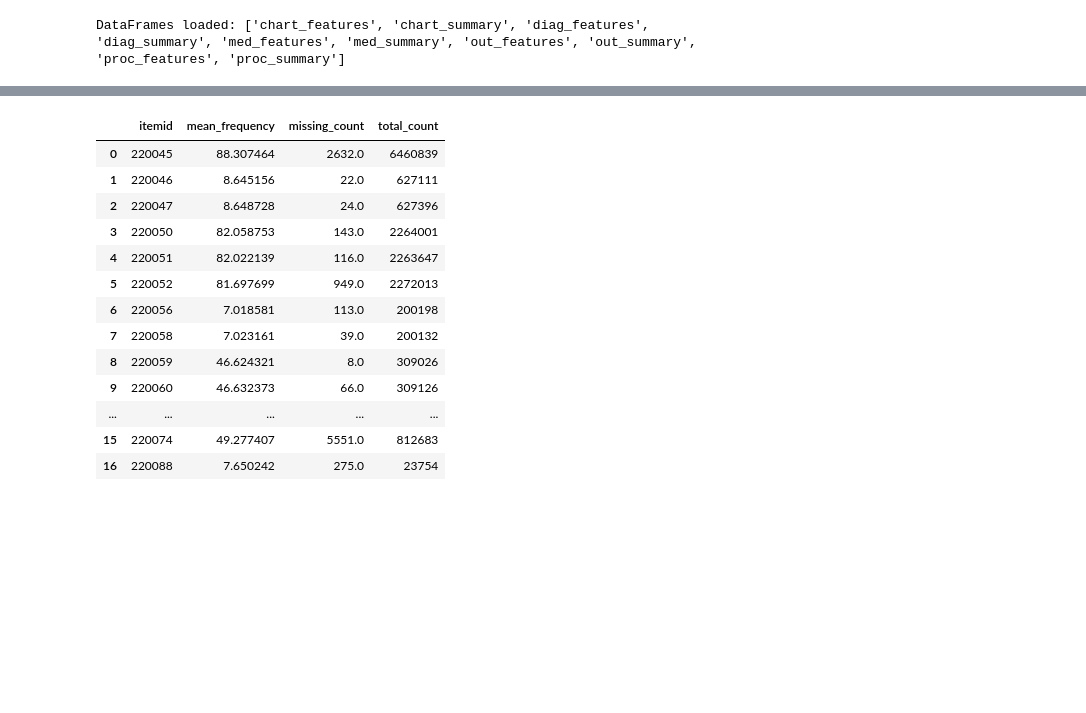
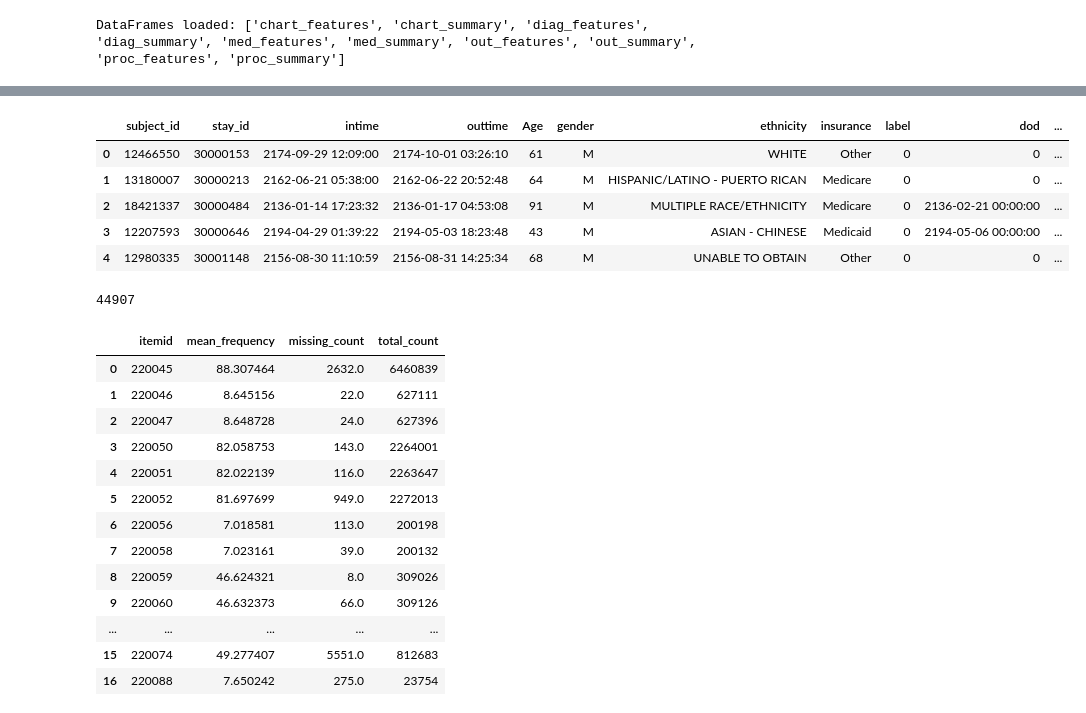
Before and after one commit to srnschnk/master-thesis, a Jupyter notebook: inspect_summary.ipynb, the cells around one changed output, grey strips where cells are left out. Cells and saved outputs as stored; diff of their text form; code cells hidden in the pictures; blank space fills up the shorter version.

```diff
--- a/inspect_summary.ipynb
+++ b/inspect_summary.ipynb
@@ -28,3 +90,23 @@ DataFrames loaded: ['chart_features', 'chart_summary', 'diag_features', 'diag_su
+# %%
+# Sorting the DataFrame by 'stay_id'
+cohort.sort_values(by='stay_id', inplace=True)
+
+# Optionally, you can reset the index if you want clean indexing after sorting
+cohort.reset_index(drop=True, inplace=True)
+
+# Display the top of the DataFrame to verify the sort
+cohort.head()
+# %% [output]
+|  | subject_id | stay_id | intime | outtime | Age | gender | ethnicity | insurance | label | dod | ... |
+| 0 | 12466550 | 30000153 | 2174-09-29 12:09:00 | 2174-10-01 03:26:10 | 61 | M | WHITE | Other | 0 | 0 | ... |
+| 1 | 13180007 | 30000213 | 2162-06-21 05:38:00 | 2162-06-22 20:52:48 | 64 | M | HISPANIC/LATINO - PUERTO RICAN | Medicare | 0 | 0 | ... |
+| 2 | 18421337 | 30000484 | 2136-01-14 17:23:32 | 2136-01-17 04:53:08 | 91 | M | MULTIPLE RACE/ETHNICITY | Medicare | 0 | 2136-02-21 00:00:00 | ... |
+| 3 | 12207593 | 30000646 | 2194-04-29 01:39:22 | 2194-05-03 18:23:48 | 43 | M | ASIAN - CHINESE | Medicaid | 0 | 2194-05-06 00:00:00 | ... |
+| 4 | 12980335 | 30001148 | 2156-08-30 11:10:59 | 2156-08-31 14:25:34 | 68 | M | UNABLE TO OBTAIN | Other | 0 | 0 | ... |
+# %%
+(cohort['dod'] == '0').sum()
+# %% [output]
+44907
 # %%
 dataframes['chart_summary'].head(20)
 # %% [output]
```
Also changed, not shown: parts of 6 cells of this notebook, 1 other file.
